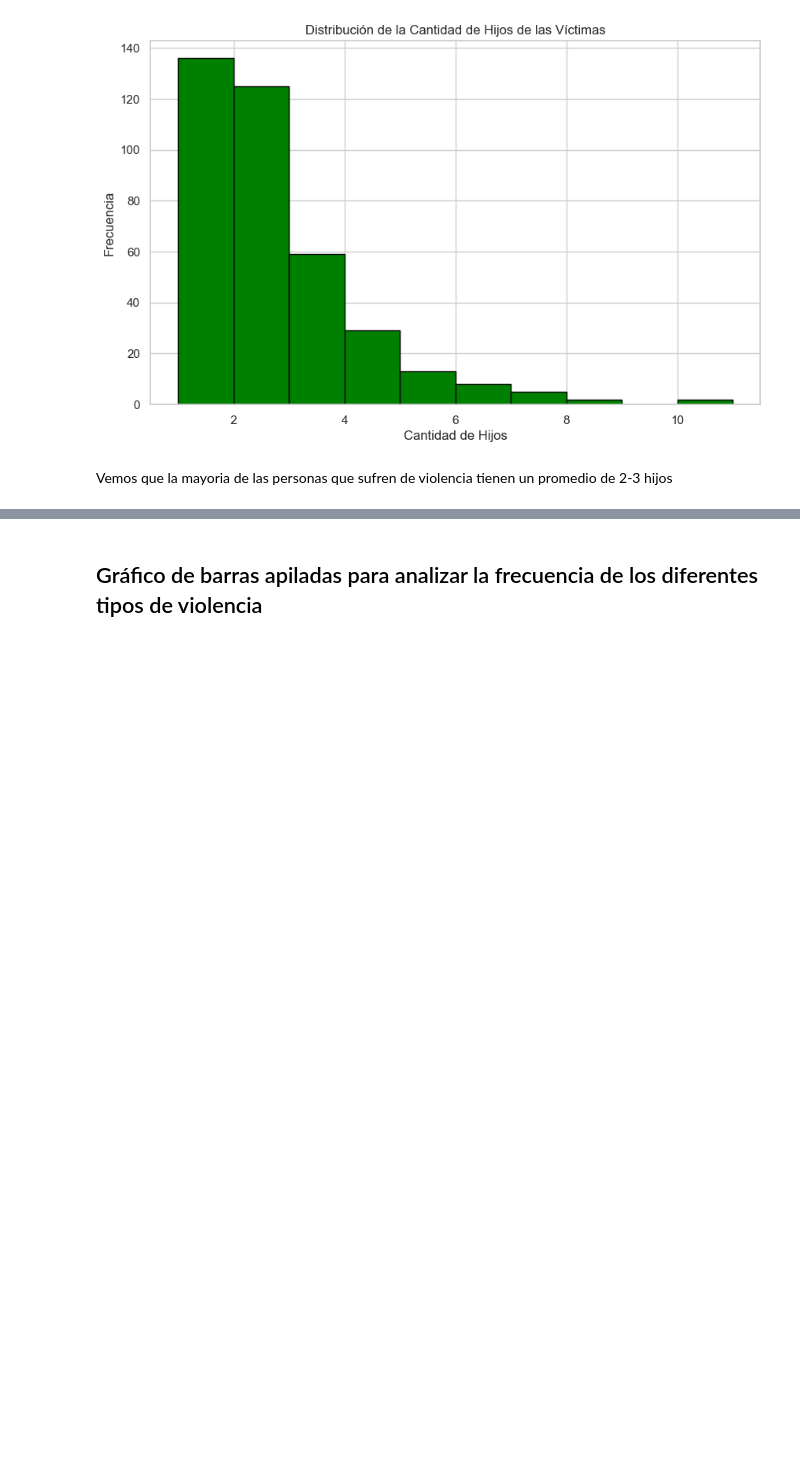
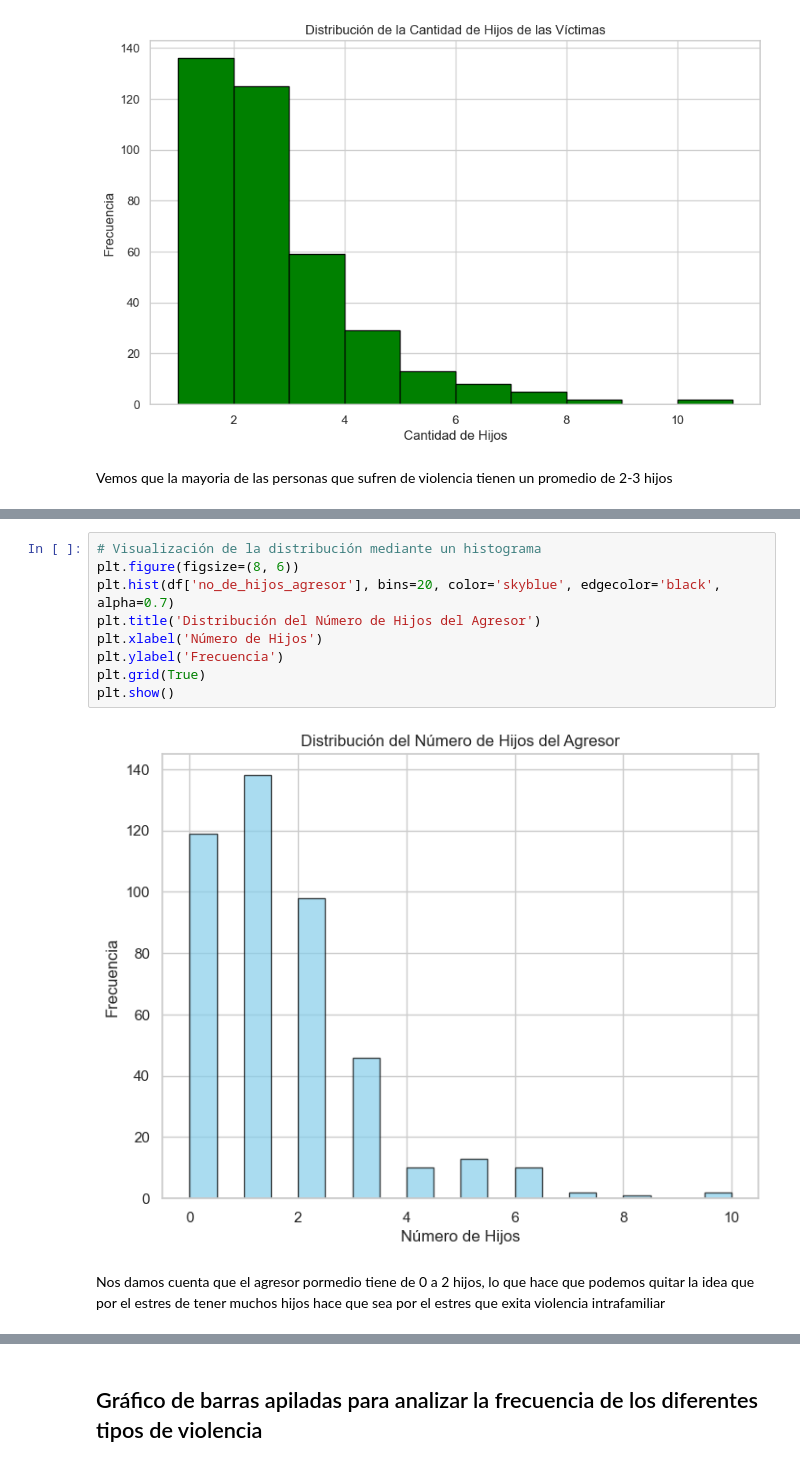
Before and after one commit to BryanEspana/AnalisisExploratorio, a Jupyter notebook: analisis.ipynb, the cells around one changed output, grey strips where cells are left out. Saved outputs shown, nothing was run; the diff lists cells and outputs as text; blank space fills up the shorter version.

```diff
--- a/analisis.ipynb
+++ b/analisis.ipynb
@@ -285,0 +440,13 @@ Vemos que la mayoria de las personas que sufren de violencia tienen un promedio
+# %%
+# Visualización de la distribución mediante un histograma
+plt.figure(figsize=(8, 6))
+plt.hist(df['no_de_hijos_agresor'], bins=20, color='skyblue', edgecolor='black', alpha=0.7)
+plt.title('Distribución del Número de Hijos del Agresor')
+plt.xlabel('Número de Hijos')
+plt.ylabel('Frecuencia')
+plt.grid(True)
+plt.show()
+# %% [output]
+[figure, added]
+# %% [markdown]
+Nos damos cuenta que el agresor pormedio tiene de 0 a 2 hijos, lo que hace que podemos quitar la idea que por el estres de tener muchos hijos hace que sea por el estres que exita violencia intrafamiliar
```
Also changed, not shown: parts of 19 cells of this notebook.
